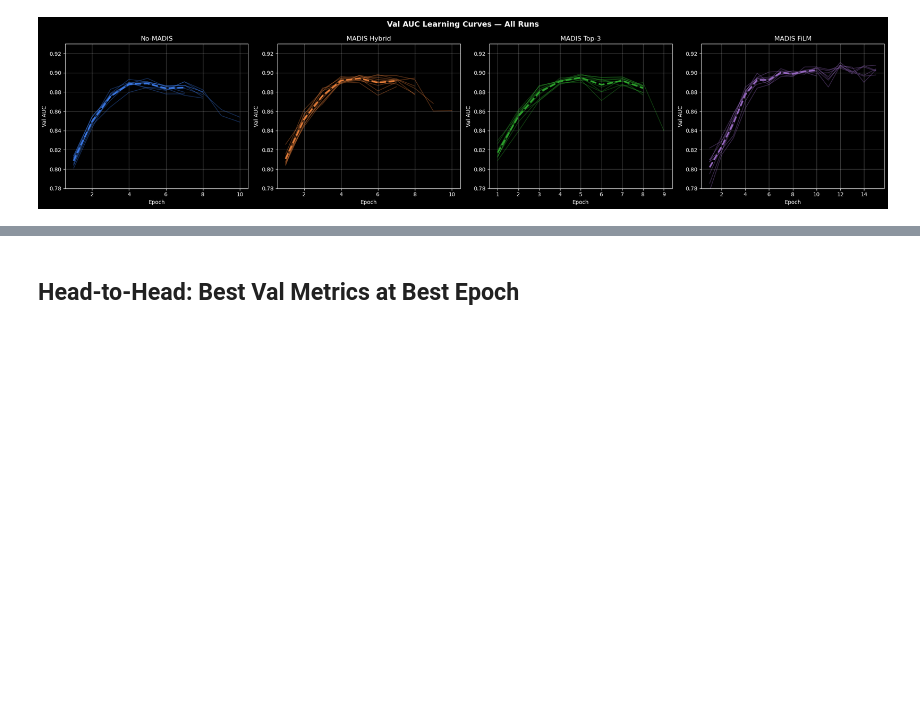
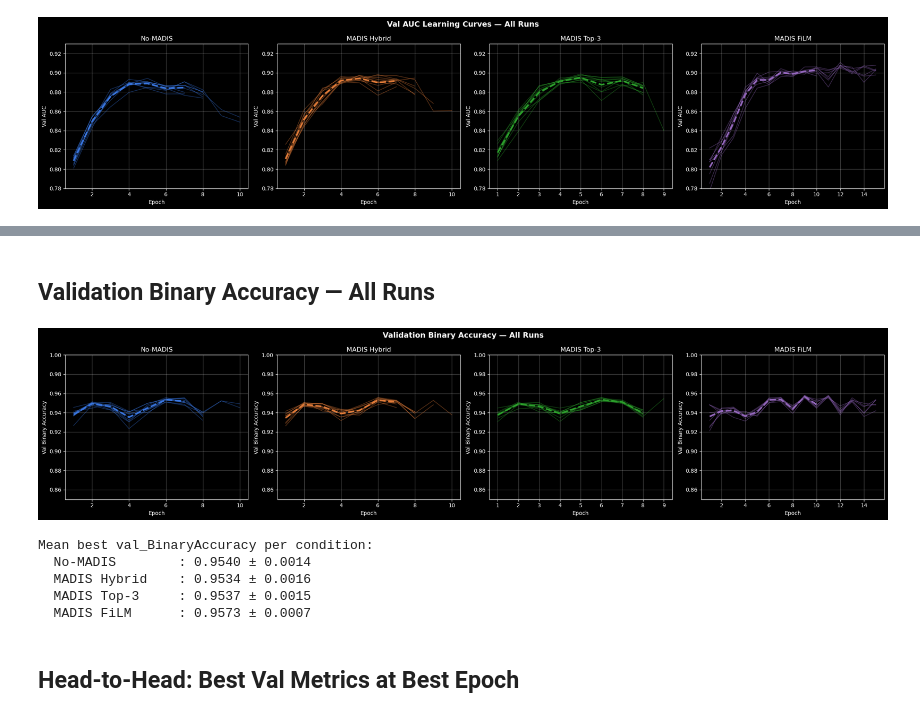
Before and after one commit to evanshabsove/tornet-with-pws, a Jupyter notebook: notebooks/july_21st_result_analysis.ipynb, the cells around one changed output, grey strips where cells are left out. Cells and saved outputs as stored; diff of their text form; code cells hidden in the pictures; blank space fills up the shorter version.

```diff
--- a/notebooks/july_21st_result_analysis.ipynb
+++ b/notebooks/july_21st_result_analysis.ipynb
@@ -196,0 +220,6 @@ plt.show()
+# %%
+print('Min val_loss per run (best epoch by loss):')
+for label, runs in [('No-MADIS', no_madis_runs), ('MADIS Hybrid', madis_runs),
+                    ('MADIS Top-3', top3_runs), ('MADIS FiLM', film_runs)]:
+    bests = [df['val_loss'].min() for df in runs]
+    print(f'  {label:<16}: mean={np.mean(bests):.4f}  std={np.std(bests):.4f}  runs={[round(x,4) for x in bests]}')
@@ -197,3 +232,39 @@ plt.show()
+# %% [markdown]
+## Validation Binary Accuracy — All Runs
+# %%
+fig, axes = plt.subplots(1, 4, figsize=(22, 5))
+
+for ax, (runs, title, color) in zip(axes, run_groups):
+    for df in runs:
+        ax.plot(df.index, df['val_BinaryAccuracy'], color=color, linewidth=1.2, alpha=0.4)
+    min_len = min(len(df) for df in runs)
+    mean_curve = np.mean([df['val_BinaryAccuracy'].values[:min_len] for df in runs], axis=0)
+    ax.plot(range(1, min_len+1), mean_curve, color=color, linewidth=3,
+            linestyle='--', label='Mean', zorder=5)
+    ax.set_title(title, fontsize=12)
+    ax.set_xlabel('Epoch')
+    ax.set_ylabel('Val Binary Accuracy')
+    ax.set_ylim(0.85, 1.0)
+    ax.grid(True, alpha=0.3)
+
+plt.suptitle('Validation Binary Accuracy — All Runs', fontsize=14, fontweight='bold')
+plt.tight_layout()
+plt.savefig('../results/july21_val_binary_accuracy.png', dpi=150, bbox_inches='tight')
+plt.show()
+
+# Summary table
+print('\nMean best val_BinaryAccuracy per condition:')
+for label, runs in [('No-MADIS', no_madis_runs), ('MADIS Hybrid', madis_runs),
+                    ('MADIS Top-3', top3_runs), ('MADIS FiLM', film_runs)]:
+    bests = [df['val_BinaryAccuracy'].max() for df in runs]
+    print(f'  {label:<16}: {np.mean(bests):.4f} ± {np.std(bests):.4f}')
+# %% [output]
+[figure, added]
+Mean best val_BinaryAccuracy per condition:
+  No-MADIS        : 0.9540 ± 0.0014
+  MADIS Hybrid    : 0.9534 ± 0.0016
+  MADIS Top-3     : 0.9537 ± 0.0015
+  MADIS FiLM      : 0.9573 ± 0.0007
 # %% [markdown]
 ## Head-to-Head: Best Val Metrics at Best Epoch
 # %%
```
Also changed, not shown: parts of 5 cells of this notebook, 10 other files.
